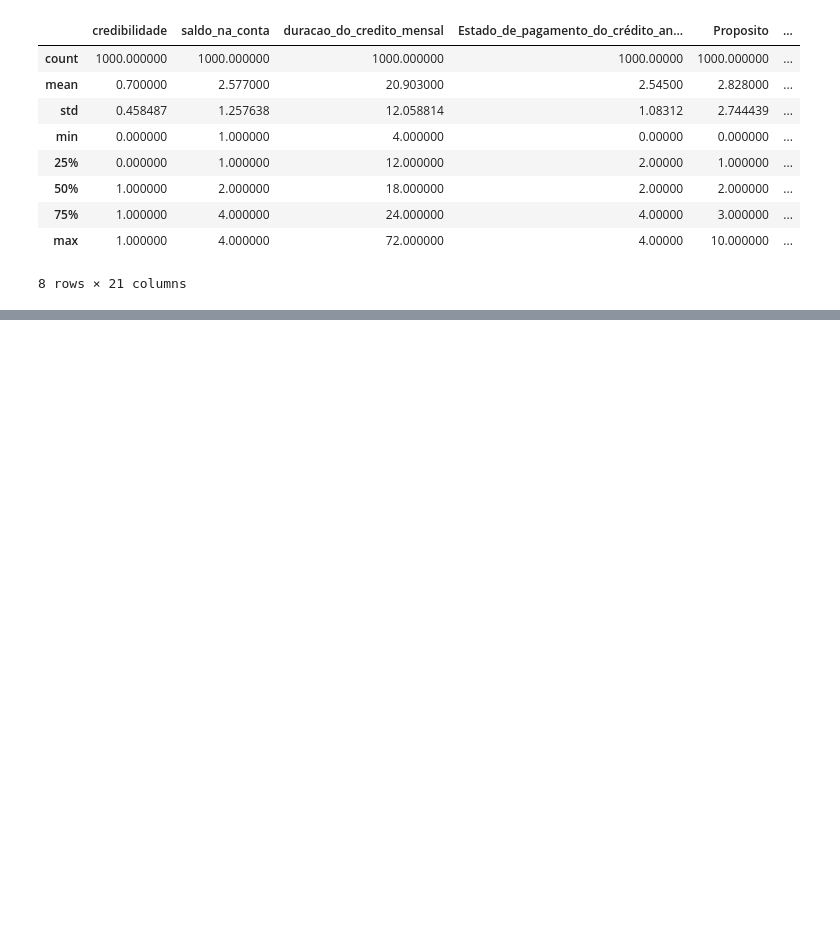
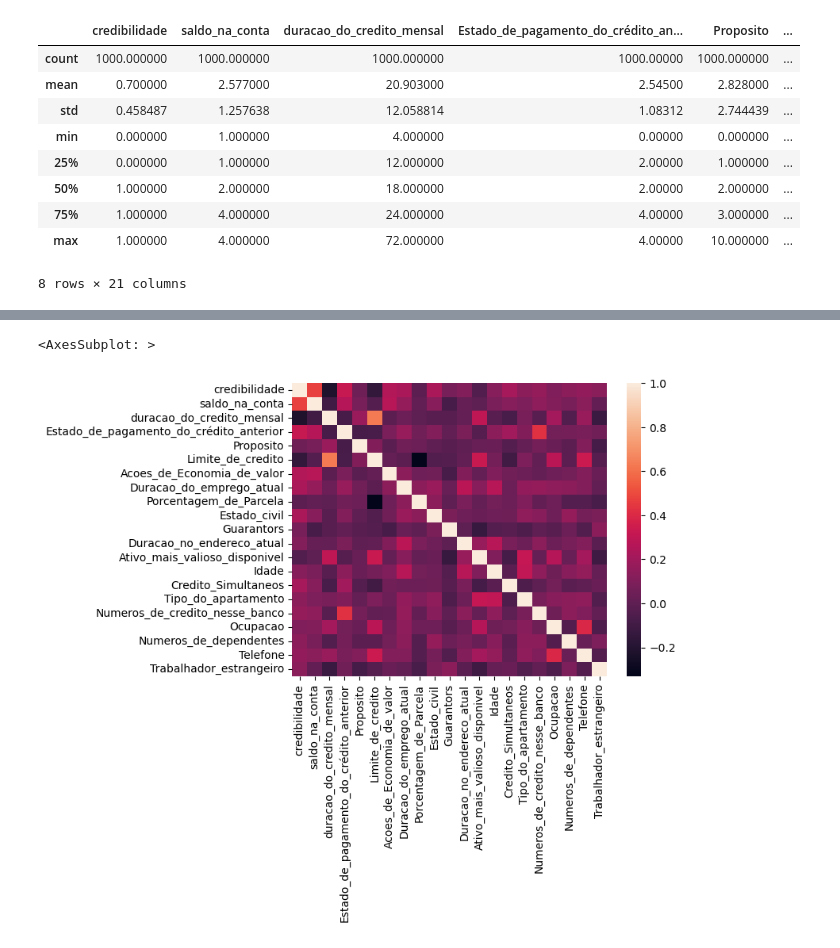
Before and after one commit to joaovcdc/Portifolio-Data-Science, a Jupyter notebook: Classificação-para-crédito/German_Creditabilidade.ipynb, the cells around one changed output, grey strips where cells are left out. Cells and saved outputs as stored; diff of their text form; code cells hidden in the pictures; blank space fills up the shorter version.

```diff
--- a/Classificação-para-crédito/German_Creditabilidade.ipynb
+++ b/Classificação-para-crédito/German_Creditabilidade.ipynb
@@ -78,0 +121,8 @@ dados.describe()
+# %%
+# Mostra uma matriz de correlação entre todas as colunas númericas
+dados.corr()
+# Plota usando cores para distinguir forte correlação proporcional ou inversamente proporcional
+sns.heatmap(dados.corr())
+# %% [output]
+<AxesSubplot: >
+[figure, added]
```
Also changed, not shown: parts of 15 cells of this notebook.
